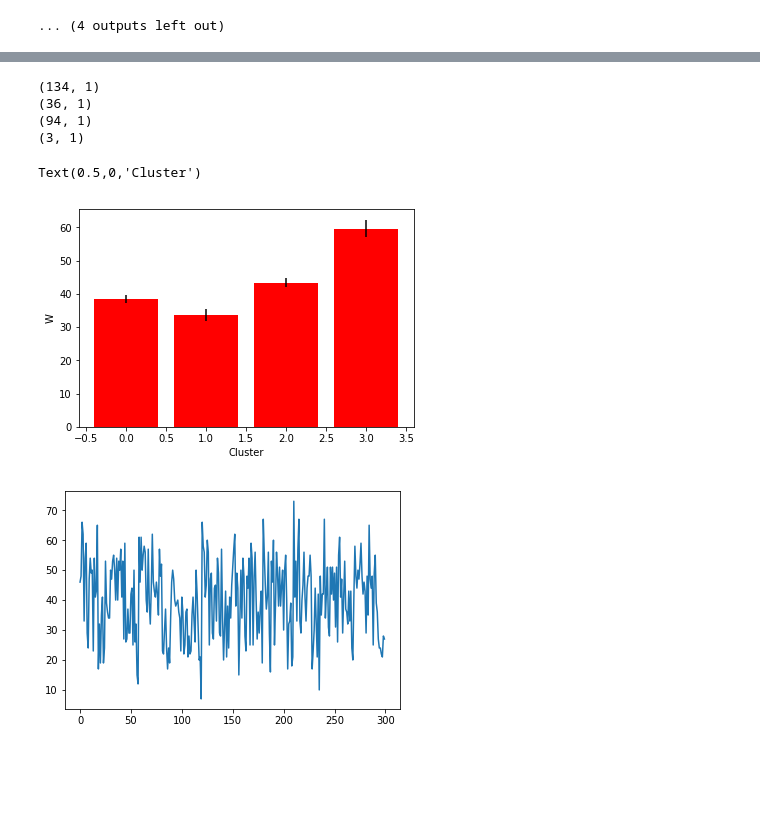
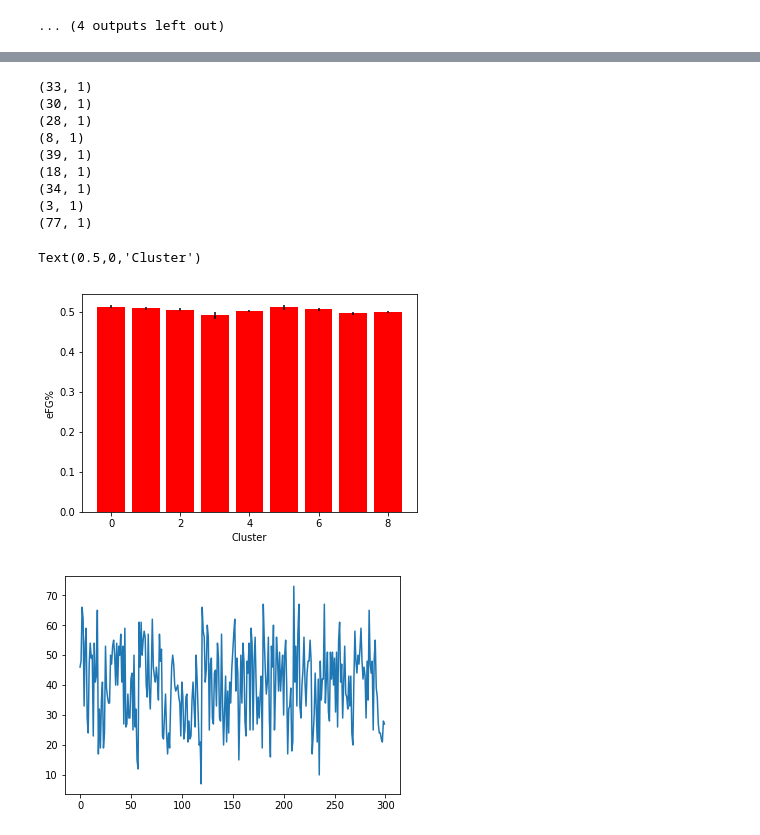
Before and after one commit to rohannramesh/Basketball_predictions, a Jupyter notebook: Team_by_team_analysis.ipynb, the cells around one changed output, grey strips where cells are left out. Saved outputs shown, nothing was run; the diff lists cells and outputs as text; code cells hidden in the pictures; blank space fills up the shorter version.

```diff
--- a/Team_by_team_analysis.ipynb
+++ b/Team_by_team_analysis.ipynb
@@ -520,7 +529,7 @@ for j in range(0,len(graph_metrics)):
 [figure]
 # %%
 from sklearn.cluster import AgglomerativeClustering
-clusters_use = 5
+clusters_use = 10
 model = AgglomerativeClustering(linkage='ward',
                                             n_clusters=clusters_use)
 model.fit(curr_graph_metrics)
@@ -590,27 +621,32 @@ plot_tsne_with_colors_sorted(tsne_results,all_metrics[:,all_metrics_list.index('
 # %%
 # lets plot a bar plot looking at a certain category
-curr_stat = 'W'
+curr_stat = 'eFG%'
 vector = all_metrics[:,all_metrics_list.index(curr_stat)]
 vector = np.asarray(vector)
 curr_bar = {}
 curr_means = []
 curr_SEM = []
 for curr_clust in range(0,np.max(agg_clust_labels)):
     curr_bar[str(curr_clust)] = vector[agg_clust_labels == curr_clust]
     curr_means.append(np.mean(vector[agg_clust_labels == curr_clust]))
     curr_SEM.append(stats.sem(vector[agg_clust_labels == curr_clust]))
     print(np.shape(curr_bar[str(curr_clust)]))
 fig, ax = plt.subplots()
 rects1 = ax.bar(range(0,np.max(agg_clust_labels)), curr_means, color='r', yerr=curr_SEM)
 plt.ylabel(curr_stat)
 plt.xlabel('Cluster')
 # %% [output]
-(134, 1)
-(36, 1)
-(94, 1)
+(33, 1)
+(30, 1)
+(28, 1)
+(8, 1)
+(39, 1)
+(18, 1)
+(34, 1)
 (3, 1)
+(77, 1)
 Text(0.5,0,'Cluster')
-[figure, old version]
+[figure, new version]
 # %%
 # vector = list(agg_clust_labels)
 vector = all_metrics[:,all_metrics_list.index('W')]
```
Also changed, not shown: parts of 6 cells of this notebook.
